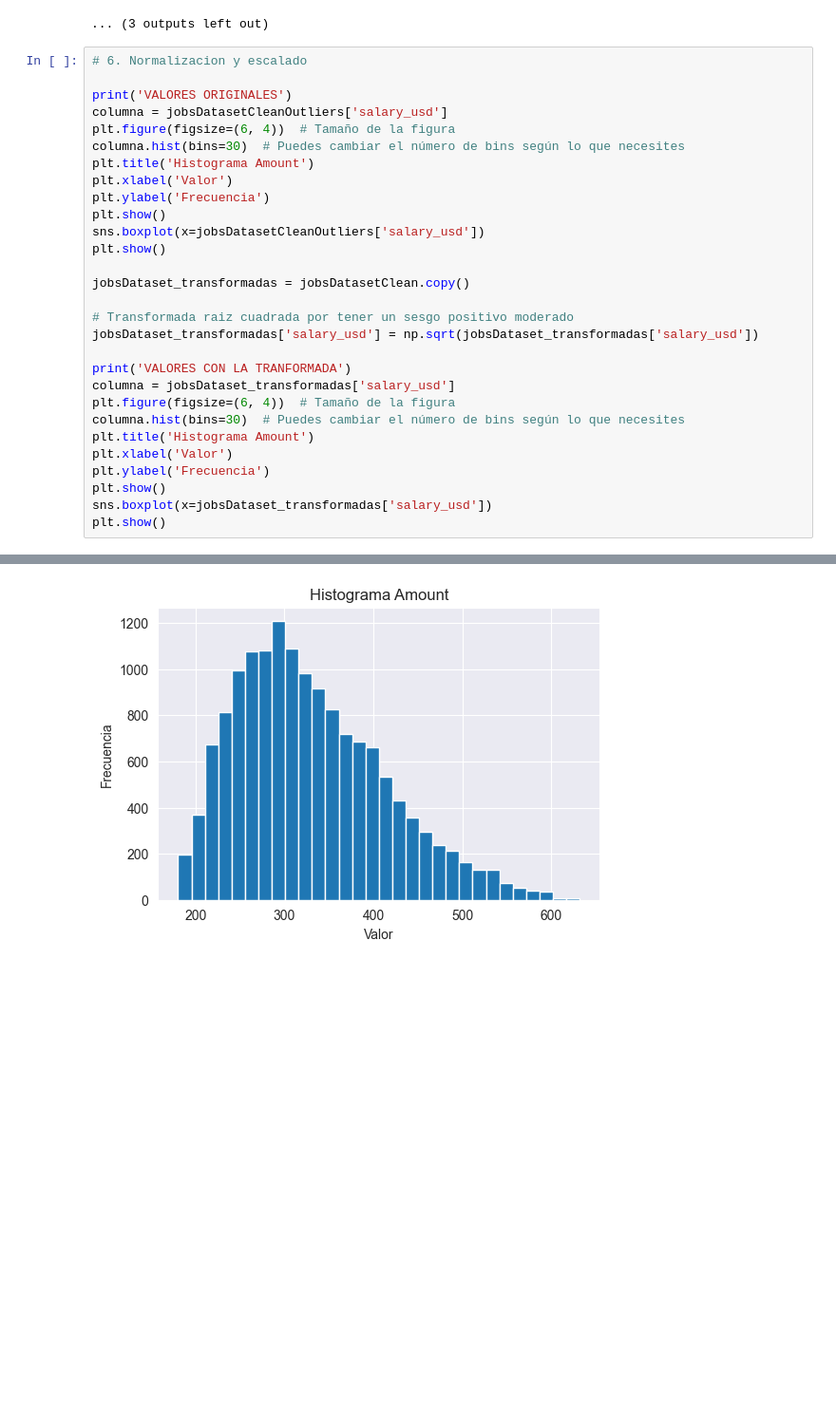
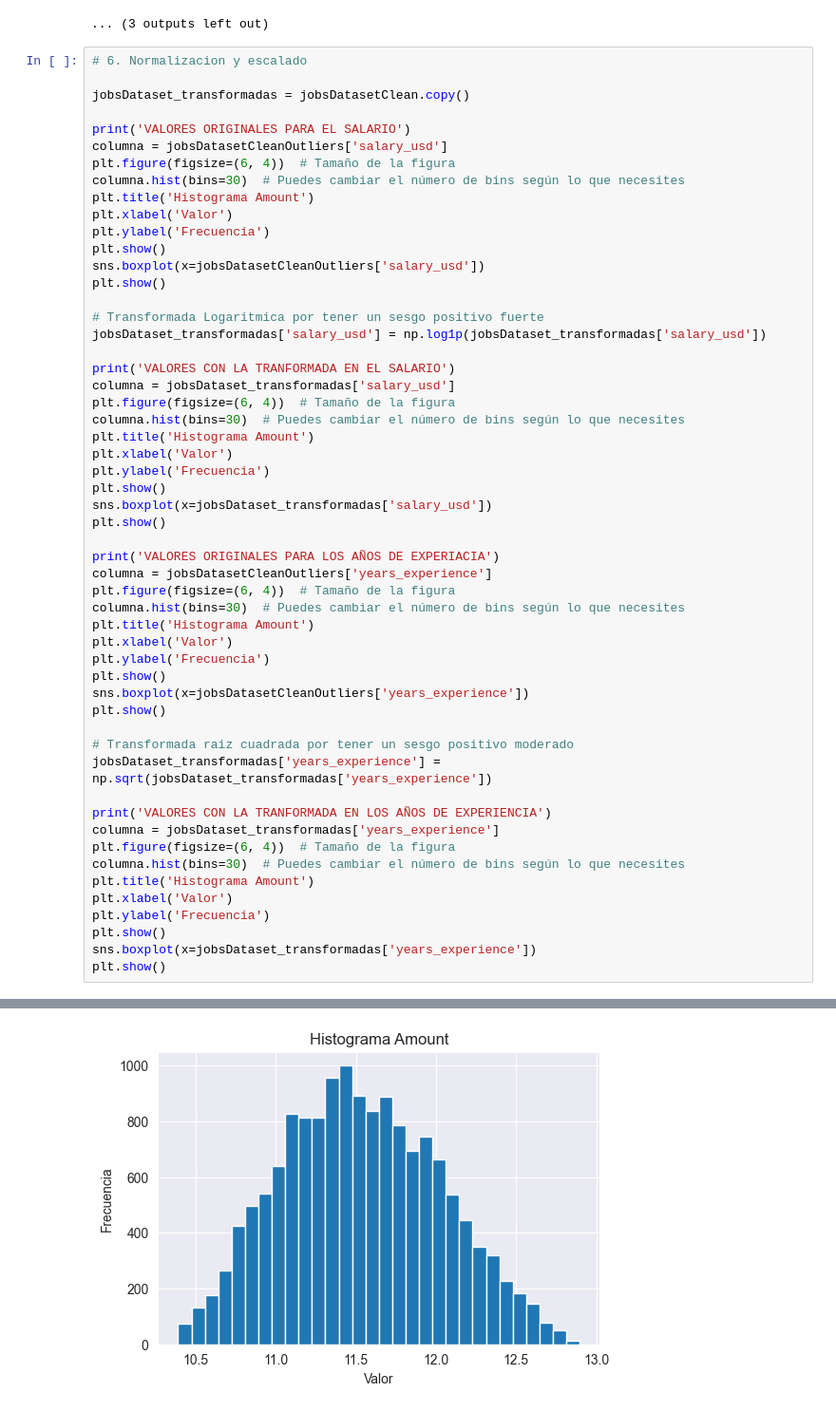
Before and after one commit to Wilmar21/Global_IA_Job_Market_Analysis, a Jupyter notebook: JobsIA.ipynb, the cells around one changed output, grey strips where cells are left out. Shown at 95% size. Drawn from its saved outputs; the diff is of its cells as text; blank space fills up the shorter version.

```diff
--- a/JobsIA.ipynb
+++ b/JobsIA.ipynb
@@ -507,7 +507,9 @@ Numero de outliers Z-Score Modificado: 335
 # %%
 # 6. Normalizacion y escalado
 
-print('VALORES ORIGINALES')
+jobsDataset_transformadas = jobsDatasetClean.copy()
+
+print('VALORES ORIGINALES PARA EL SALARIO')
 columna = jobsDatasetCleanOutliers['salary_usd']
 plt.figure(figsize=(6, 4))  # Tamaño de la figura
 columna.hist(bins=30)  # Puedes cambiar el número de bins según lo que necesites
@@ -518,12 +520,10 @@ plt.show()
 sns.boxplot(x=jobsDatasetCleanOutliers['salary_usd'])
 plt.show()
 
-jobsDataset_transformadas = jobsDatasetClean.copy()
+# Transformada Logaritmica por tener un sesgo positivo fuerte
+jobsDataset_transformadas['salary_usd'] = np.log1p(jobsDataset_transformadas['salary_usd'])
 
-# Transformada raiz cuadrada por tener un sesgo positivo moderado
-jobsDataset_transformadas['salary_usd'] = np.sqrt(jobsDataset_transformadas['salary_usd'])
-
-print('VALORES CON LA TRANFORMADA')
+print('VALORES CON LA TRANFORMADA EN EL SALARIO')
 columna = jobsDataset_transformadas['salary_usd']
 plt.figure(figsize=(6, 4))  # Tamaño de la figura
 columna.hist(bins=30)  # Puedes cambiar el número de bins según lo que necesites
@@ -533,4 +533,29 @@ plt.ylabel('Frecuencia')
 plt.show()
 sns.boxplot(x=jobsDataset_transformadas['salary_usd'])
 plt.show()
+
+print('VALORES ORIGINALES PARA LOS AÑOS DE EXPERIACIA')
+columna = jobsDatasetCleanOutliers['years_experience']
+plt.figure(figsize=(6, 4))  # Tamaño de la figura
+columna.hist(bins=30)  # Puedes cambiar el número de bins según lo que necesites
+plt.title('Histograma Amount')
+plt.xlabel('Valor')
+plt.ylabel('Frecuencia')
+plt.show()
+sns.boxplot(x=jobsDatasetCleanOutliers['years_experience'])
+plt.show()
+
+# Transformada raiz cuadrada por tener un sesgo positivo moderado
+jobsDataset_transformadas['years_experience'] = np.sqrt(jobsDataset_transformadas['years_experience'])
+
+print('VALORES CON LA TRANFORMADA EN LOS AÑOS DE EXPERIENCIA')
+columna = jobsDataset_transformadas['years_experience']
+plt.figure(figsize=(6, 4))  # Tamaño de la figura
+columna.hist(bins=30)  # Puedes cambiar el número de bins según lo que necesites
+plt.title('Histograma Amount')
+plt.xlabel('Valor')
+plt.ylabel('Frecuencia')
+plt.show()
+sns.boxplot(x=jobsDataset_transformadas['years_experience'])
+plt.show()
 # %% [output]
@@ -541 +566 @@ VALORES CON LA TRANFORMADA
-[figure, old version]
+[figure, new version]
```
Also changed, not shown: parts of 1 cell of this notebook.
